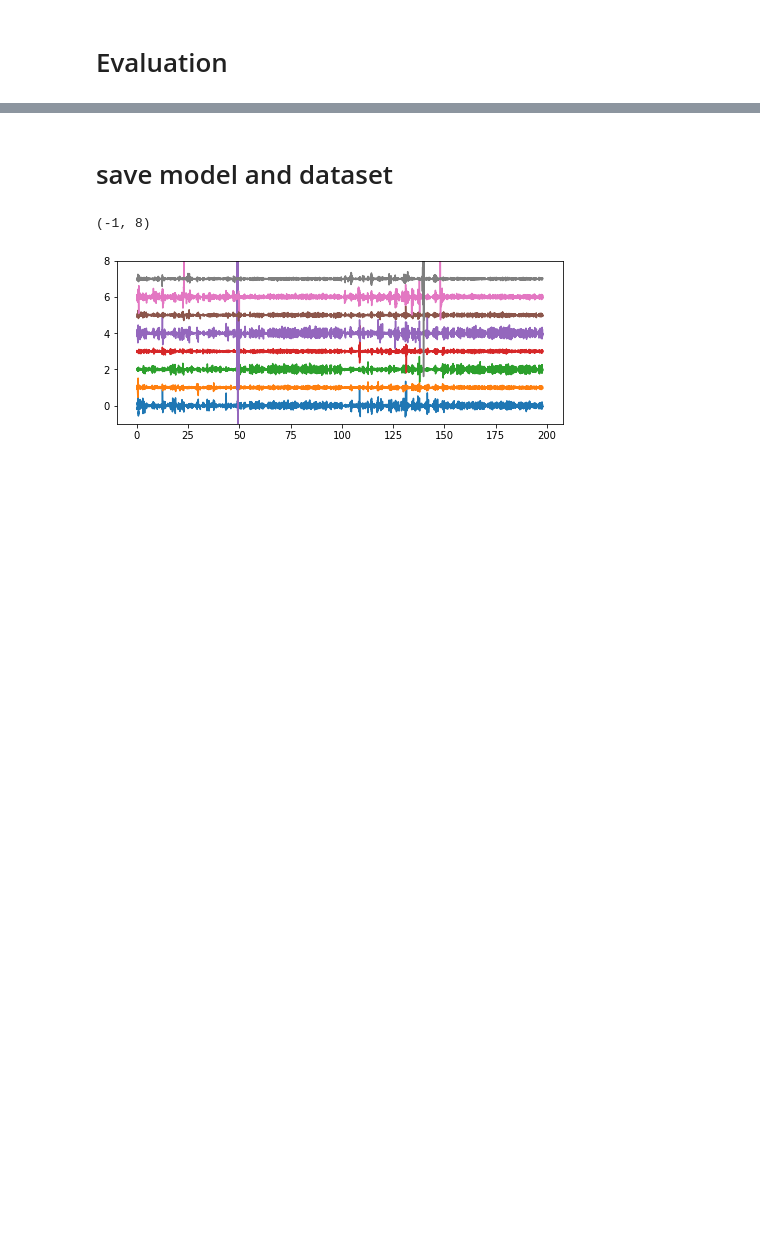
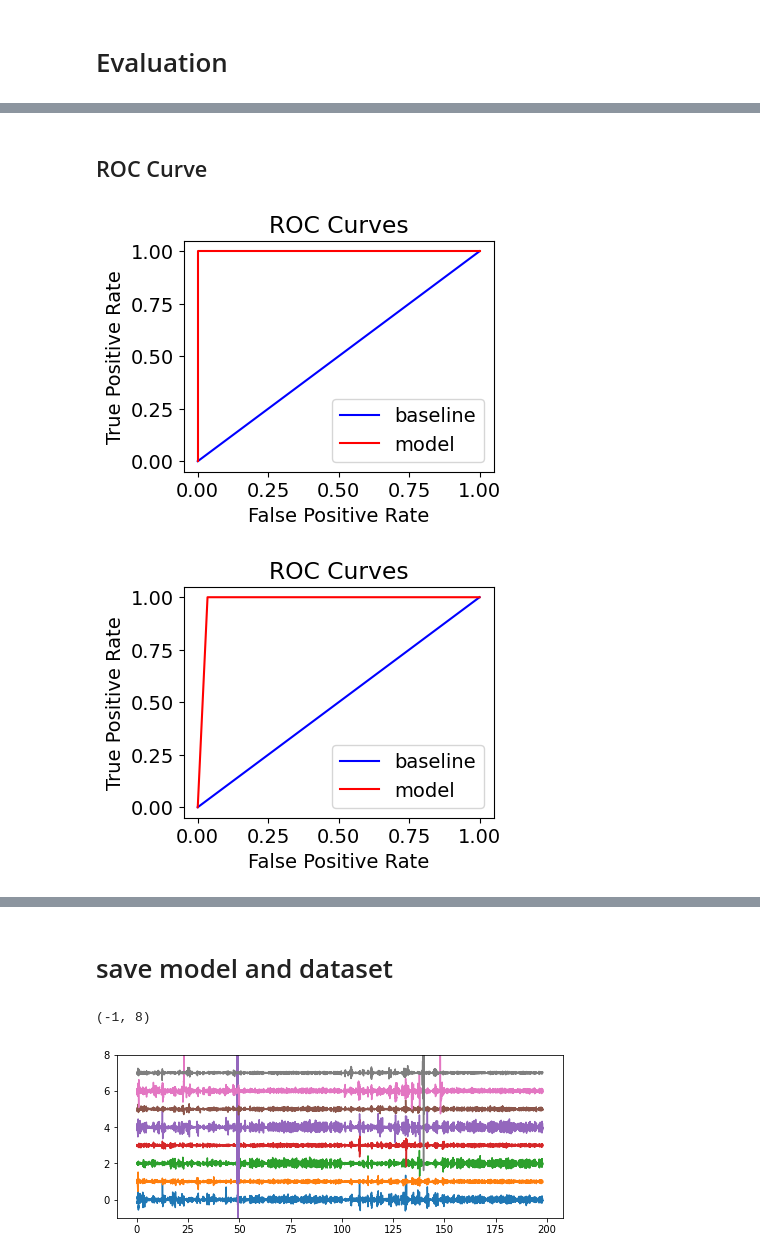
Before and after one commit to ylin00/seizurecast, a Jupyter notebook: notebooks/Seizure_Forecasting_RF.ipynb, the cells around one changed output, grey strips where cells are left out. Saved outputs shown, nothing was run; the diff lists cells and outputs as text; code cells hidden in the pictures; blank space fills up the shorter version.

```diff
--- a/notebooks/Seizure_Forecasting_RF.ipynb
+++ b/notebooks/Seizure_Forecasting_RF.ipynb
@@ -430,0 +512,26 @@ plot_confusion_matrix(cm, classes = ['Background', 'Pre-Seizure'],
+# %% [markdown]
+## ROC Curve
+# %%
+def plot_roc_curve(base_fpr, base_tpr, model_fpr, model_tpr):
+    # Plot formatting
+    plt.figure(figsize=(4, 3))
+
+    # Plot both curves
+    plt.plot(base_fpr, base_tpr, 'b', label='baseline')
+    plt.plot(model_fpr, model_tpr, 'r', label='model')
+    plt.legend();
+    plt.xlabel('False Positive Rate');
+    plt.ylabel('True Positive Rate');
+    plt.title('ROC Curves');
+    plt.show();
+
+roc = {}
+roc['rf'] = roc_curve(test_y, clf['rf'].predict_proba(test_X)[:, 1])
+
+roc['nn'] = roc_curve(test_y, pred_y['nn'])
+
+plot_roc_curve([0, 1], [0, 1], roc['rf'][0], roc['rf'][1])
+plot_roc_curve([0, 1], [0, 1], roc['nn'][0], roc['nn'][1])
+# %% [output]
+[figure, added]
+[figure, added]
```
Also changed, not shown: parts of 17 cells of this notebook, 2 other files.
